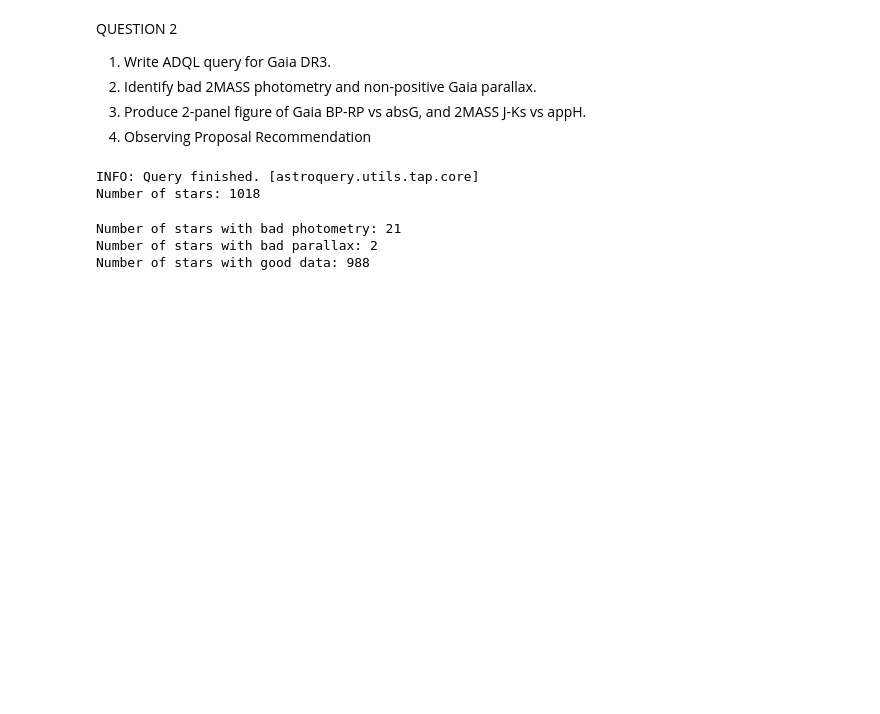
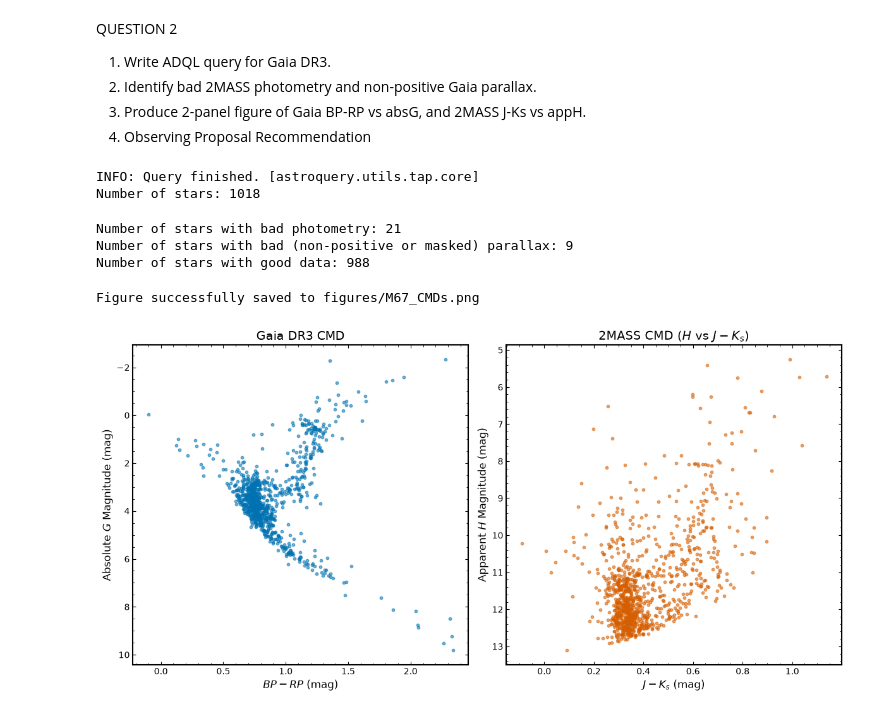
Before and after one commit to ThomasTroon/ASTR8004_Assignment_2, a Jupyter notebook: Question2.ipynb, the cells around one changed output. Saved outputs shown, nothing was run; the diff lists cells and outputs as text; code cells hidden in the pictures; blank space fills up the shorter version.

Commit message:
Part 3 and 4, including pretty CMDs and my quantitative proposal recommendation.

```diff
--- a/Question2.ipynb
+++ b/Question2.ipynb
@@ -46,10 +46,11 @@ bad_photometry_mask = M67data['ph_qual'] != 'AAA'
 n_bad_photometry = bad_photometry_mask.sum()
 print(f"Number of stars with bad photometry: {n_bad_photometry}")
 
-#Create mask for bad parallax (parallax <= 0 or NaN).
-bad_parallax_mask = (M67data['parallax'] <= 0) | np.isnan(M67data['parallax'])
-n_bad_parallax = bad_parallax_mask.sum()
-print(f"Number of stars with bad parallax: {n_bad_parallax}")
+#Create mask for bad parallax (parallax <= 0 or missing/masked out).
+is_masked = M67data['parallax'].mask if hasattr(M67data['parallax'], 'mask') else False
+bad_parallax_mask = (M67data['parallax'] <= 0) | np.isnan(M67data['parallax']) | is_masked
+n_bad_parallax = np.ma.filled(bad_parallax_mask, fill_value=True).sum()
+print(f"Number of stars with bad (non-positive or masked) parallax: {n_bad_parallax}")
 
 #Filter the data and write to a new CSV file.
 filtered_data = M67data[~bad_photometry_mask & ~bad_parallax_mask]
@@ -57,5 +58,63 @@ print(f"Number of stars with good data: {len(filtered_data)}")
 filtered_data.write("data/M67data_filtered.csv", format="ascii.csv", overwrite=True)
 # %% [output]
 Number of stars with bad photometry: 21
-Number of stars with bad parallax: 2
+Number of stars with bad (non-positive or masked) parallax: 9
 Number of stars with good data: 988
+# %%
+#Part 3 --- It's plotting time!
+import matplotlib.pyplot as plt
+
+#Gaia --- Calculate abs G mag and colour.
+g_mag_abs = filtered_data['phot_g_mean_mag'] + 5 * np.log10(filtered_data['parallax']) - 10
+bp_rp = filtered_data['bp_rp']
+
+#2MASS --- Calculate abs Ks mag and colour.
+ks_mag_abs = filtered_data['ks_m'] + 5 * np.log10(filtered_data['parallax']) - 10
+j_ks = filtered_data['j_m'] - filtered_data['ks_m']
+h_mag = filtered_data['h_m']
+
+#Some plotting aesthetics.
+plt.rcParams.update({
+    'font.family': 'sans-serif',
+    'mathtext.fontset': 'dejavusans',
+    'axes.linewidth': 1.5,
+    'xtick.direction': 'in',
+    'ytick.direction': 'in',
+    'xtick.top': True,
+    'ytick.right': True,
+})
+
+#Create a figure with two subplots.
+fig, axes = plt.subplots(1, 2, figsize=(12, 6))
+
+#Gaia DR3 CMD
+gaia_colour = '#0072b2' #Colour-blind friendly.
+axes[0].scatter(bp_rp, g_mag_abs, s=10, color=gaia_colour, alpha=0.55)
+axes[0].invert_yaxis()
+axes[0].set_xlabel(r'$BP - RP$ (mag)', fontsize=12)
+axes[0].set_ylabel(r'Absolute $G$ Magnitude (mag)', fontsize=12)
+axes[0].set_title('Gaia DR3 CMD', fontsize=14)
+#axes[0].grid(True, linestyle='--', alpha=0.3) Decided against having a grid, think it looks better for a CMD.
+axes[0].minorticks_on()
+
+#2MASS CMD
+tmass_colour = '#d55e00' #Colour-blind friendly.
+axes[1].scatter(j_ks, h_mag, s=10, color=tmass_colour, alpha=0.55)
+axes[1].invert_yaxis()
+axes[1].set_xlabel(r'$J - K_s$ (mag)', fontsize=12)
+axes[1].set_ylabel(r'Apparent $H$ Magnitude (mag)', fontsize=12)
+axes[1].set_title('2MASS CMD ($H$ vs $J - K_s$)', fontsize=14)
+#axes[1].grid(True, linestyle='--', alpha=0.3) Decided against having a grid, think it looks better for a CMD.
+axes[1].minorticks_on()
+
+plt.tight_layout()
+
+os.makedirs("figures", exist_ok=True)
+output_path = "figures/M67_CMDs.png"
+plt.savefig(output_path, dpi=300, bbox_inches='tight')
+print(f"Figure successfully saved to {output_path}")
+
+plt.show()
+# %% [output]
+Figure successfully saved to figures/M67_CMDs.png
+[figure, added]
```
Also changed, not shown: parts of 1 cell of this notebook, 1 other file.
